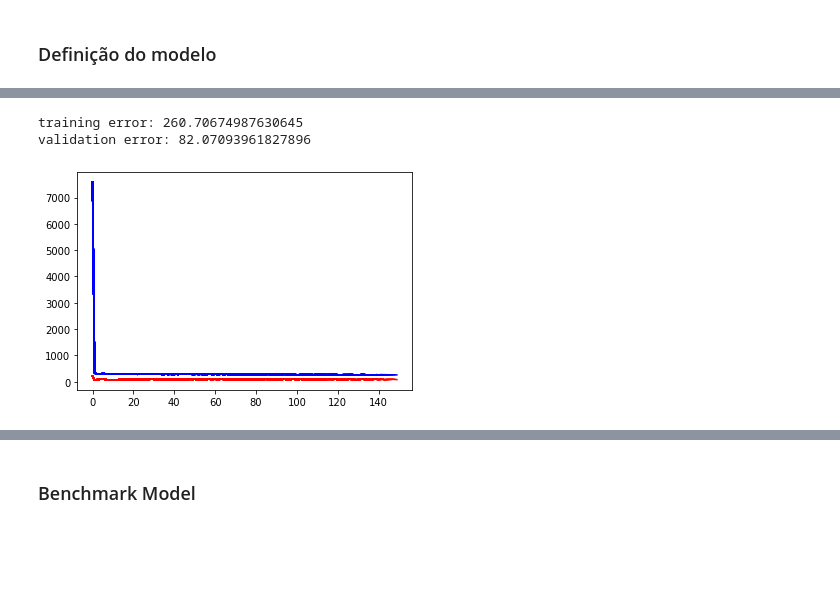
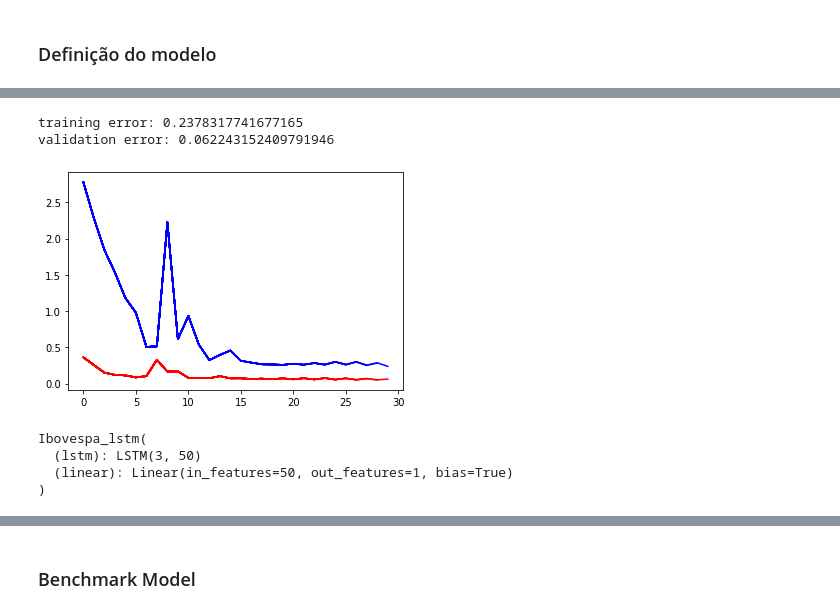
Before and after one commit to adelmofilho/BovespaStockPrediction, a Jupyter notebook: IbovespaForecasting.ipynb, the cells around one changed output, grey strips where cells are left out. Drawn from its saved outputs; the diff is of its cells as text; code cells hidden in the pictures; blank space fills up the shorter version.

Commit message:
feat: new model (0.0636500009894371, 0.6422018348623854)

```diff
--- a/IbovespaForecasting.ipynb
+++ b/IbovespaForecasting.ipynb
@@ -86,15 +92,10 @@ def torch_data(df, target, variables, group_var, batch, group):
     return loader, x_tensor, y_tensor
 # %%
 train_loader, train_x_tensor, train_y_tensor = \
-    torch_data(master_table, target="target", variables=["lags", "delta_sign"], group_var="group", batch=100, group="train")
+    torch_data(master_table, target="target", variables=["lags"], group_var="group", batch=100, group="train")
 
 valid_loader, valid_x_tensor, valid_y_tensor = \
-    torch_data(master_table, target="target", variables="lags", group_var="group", batch=100, group="valid")
+    torch_data(master_table, target="target", variables=["lags"], group_var="group", batch=100, group="valid")
 
 test_loader, test_x_tensor, test_y_tensor = \
-    torch_data(master_table, target="target", variables="lags", group_var="group", batch=100, group="test")
+    torch_data(master_table, target="target", variables=["lags"], group_var="group", batch=100, group="test")
-# %%
-for batch in train_loader:
-        # Get training data
-        batch_x, batch_y = batch
-        print(batch)
@@ -118,0 +131,23 @@ for batch in train_loader:
+# %%
+class Ibovespa_lstm(nn.Module):
+
+    def __init__(self, input_layer, hidden_layer=50, dropout=0.25):
+
+        super(Ibovespa_lstm, self).__init__()
+
+        self.hidden_layer = hidden_layer
+
+        self.hidden_cell = (torch.zeros(1,1,self.hidden_layer),
+                            torch.zeros(1,1,self.hidden_layer))
+
+        self.lstm = nn.LSTM(input_layer, hidden_layer)
+
+        self.linear = nn.Linear(hidden_layer, 1)
+
+    def forward(self, input):
+
+        x_lags = input
+        lstm_out, self.hidden_cell = self.lstm(x_lags.view(len(x_lags),1 , -1), self.hidden_cell)
+
+        output = self.linear(lstm_out)
+        return lstm_out[:,:,0]
@@ -119,13 +217,20 @@ for batch in train_loader:
 # %%
-model = Ibovespa(input_layer=window, hidden_layer=100, dropout=0.215)
+model = Ibovespa_lstm(input_layer=window, hidden_layer=50, dropout=0.25)
 criterion = nn.L1Loss()
 optimizer = optim.Adam(model.parameters(), lr=0.001)
 # %%
-train(model, train_loader, valid_loader, criterion, optimizer, epochs=150)
+train(model, train_loader, valid_loader, criterion, optimizer, epochs=30)
 # %% [output]
-training error: 260.70674987630645
-validation error: 82.07093961827896
+training error: 0.2378317741677165
+validation error: 0.062243152409791946
-[figure, old version]
+[figure, new version]
+# %%
+model.eval()
+# %% [output]
+Ibovespa_lstm(
+  (lstm): LSTM(3, 50)
+  (linear): Linear(in_features=50, out_features=1, bias=True)
+)
 # %%
 import seaborn as sns
 # %%
```
Also changed, not shown: parts of 17 cells of this notebook, 1 other file.
